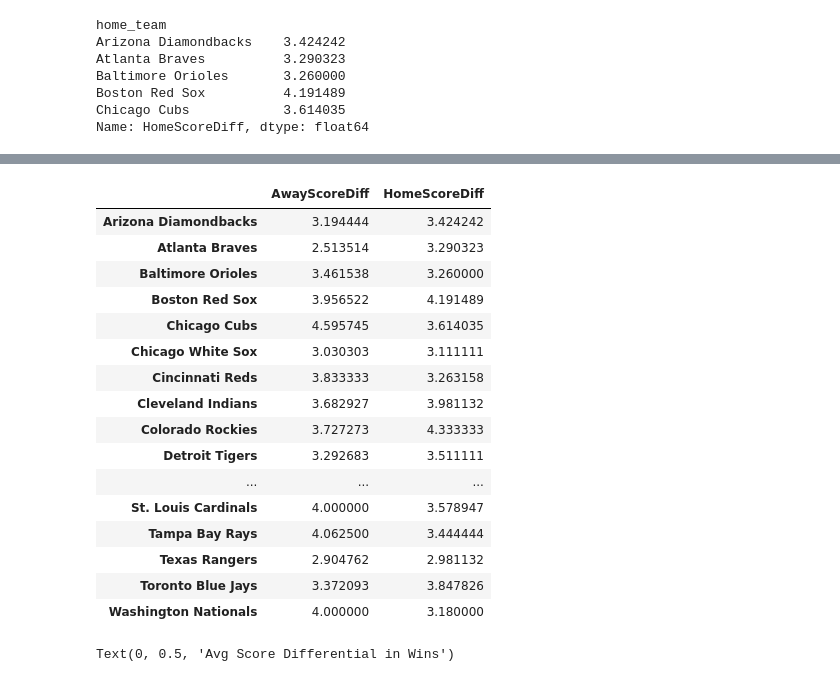
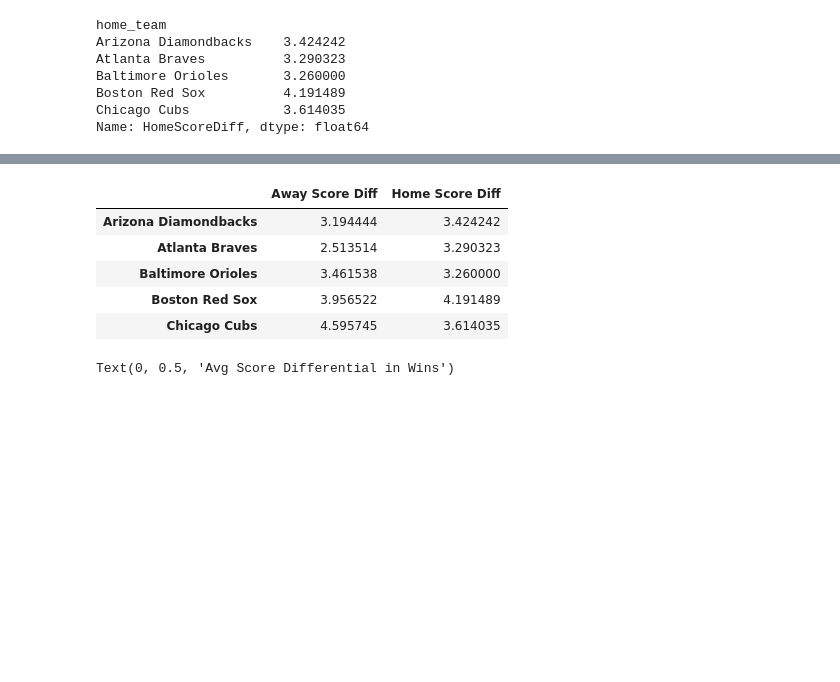
Before and after one commit to bsuwirjo/cogs108FinalProject, a Jupyter notebook: Baseball.ipynb, the cells around one changed output, grey strips where cells are left out. Drawn from its saved outputs; the diff is of its cells as text; code cells hidden in the pictures; blank space fills up the shorter version.

```diff
--- a/Baseball.ipynb
+++ b/Baseball.ipynb
@@ -204,24 +189,14 @@ Name: AwayScoreDiff, dtype: float64
 # %%
 scoreDiff = pd.concat([awayScoreDiff, homeScoreDiff], sort=True, axis = 1)
-scoreDiff
+scoreDiff.columns = ['Away Score Diff', 'Home Score Diff']
+scoreDiff.head()
 # %% [output]
-|  | AwayScoreDiff | HomeScoreDiff |
+|  | Away Score Diff | Home Score Diff |
 | Arizona Diamondbacks | 3.194444 | 3.424242 |
 | Atlanta Braves | 2.513514 | 3.290323 |
 | Baltimore Orioles | 3.461538 | 3.260000 |
 | Boston Red Sox | 3.956522 | 4.191489 |
 | Chicago Cubs | 4.595745 | 3.614035 |
-| Chicago White Sox | 3.030303 | 3.111111 |
-| Cincinnati Reds | 3.833333 | 3.263158 |
-| Cleveland Indians | 3.682927 | 3.981132 |
-| Colorado Rockies | 3.727273 | 4.333333 |
-| Detroit Tigers | 3.292683 | 3.511111 |
-| ... | ... | ... |
-| St. Louis Cardinals | 4.000000 | 3.578947 |
-| Tampa Bay Rays | 4.062500 | 3.444444 |
-| Texas Rangers | 2.904762 | 2.981132 |
-| Toronto Blue Jays | 3.372093 | 3.847826 |
-| Washington Nationals | 4.000000 | 3.180000 |
 # %%
 score_diff = scoreDiff.plot.bar(figsize=(20,8))
 score_diff.set_ylabel("Avg Score Differential in Wins")
```
Also changed, not shown: parts of 19 cells of this notebook.
